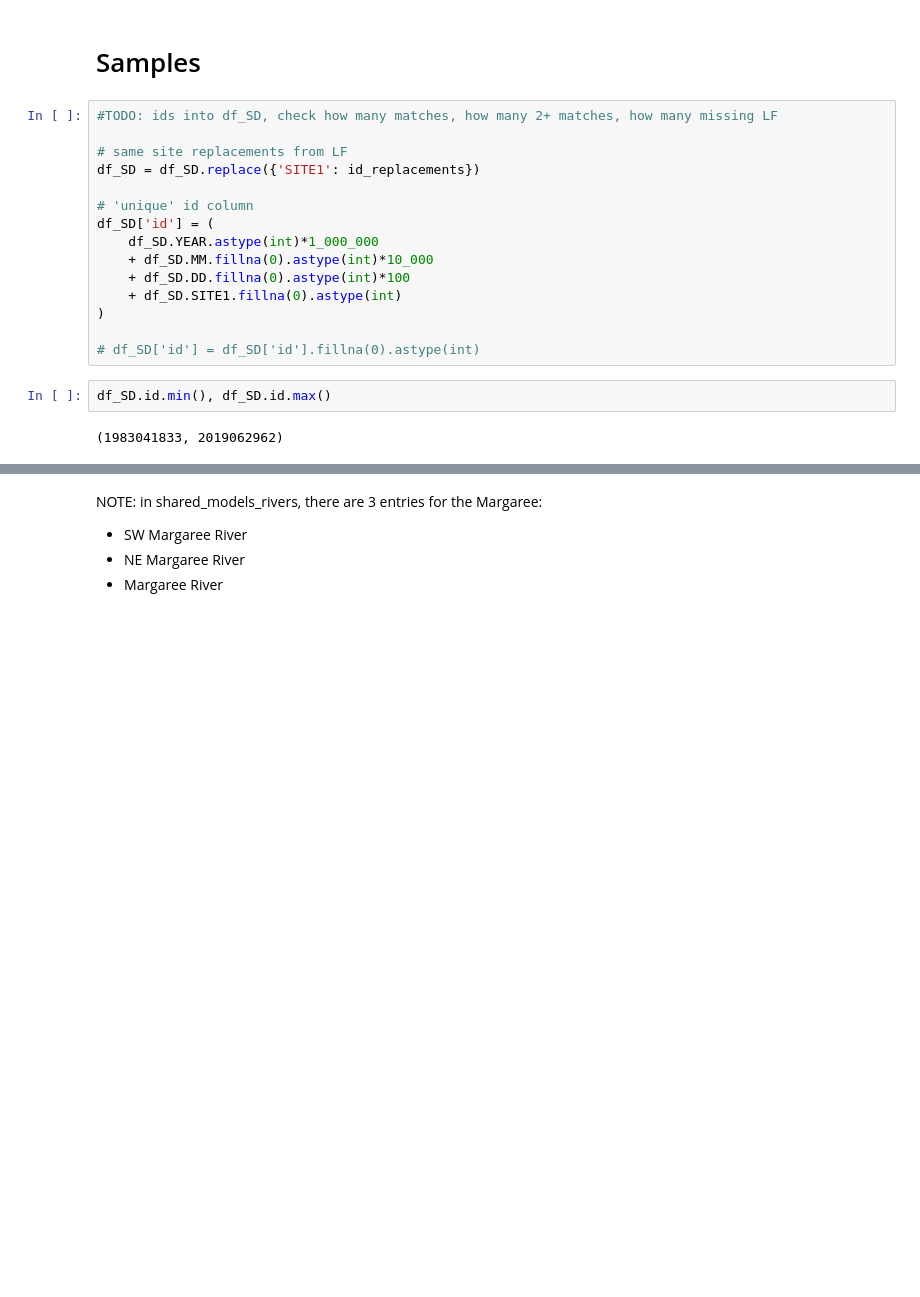
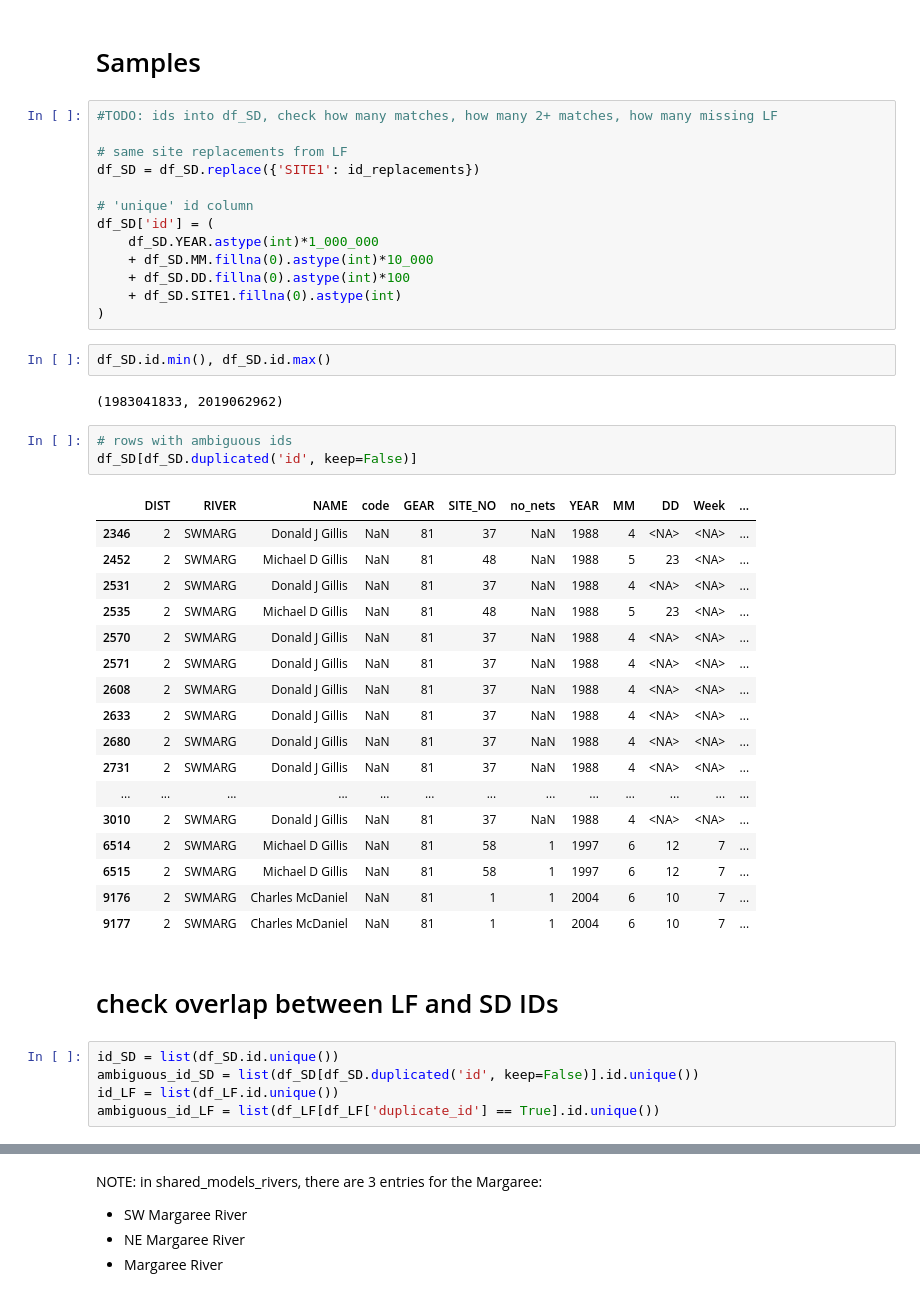
Before and after one commit to dfo-gulf-science/Gaspereau, a Jupyter notebook: 8. Data Wrangling length frequency and samples.ipynb, the cells around one changed output, grey strips where cells are left out. Cells and saved outputs as stored; diff of their text form; blank space fills up the shorter version.

```diff
--- a/8. Data Wrangling length frequency and samples.ipynb
+++ b/8. Data Wrangling length frequency and samples.ipynb
@@ -246,9 +246,35 @@ df_SD['id'] = (
     + df_SD.DD.fillna(0).astype(int)*100
     + df_SD.SITE1.fillna(0).astype(int)
 )
-
-# df_SD['id'] = df_SD['id'].fillna(0).astype(int)
 # %%
 df_SD.id.min(), df_SD.id.max()
 # %% [output]
 (1983041833, 2019062962)
+# %%
+# rows with ambiguous ids
+df_SD[df_SD.duplicated('id', keep=False)]
+# %% [output]
+|  | DIST | RIVER | NAME | code | GEAR | SITE_NO | no_nets | YEAR | MM | DD | Week | ... |
+| 2346 | 2 | SWMARG | Donald J Gillis | NaN | 81 | 37 | NaN | 1988 | 4 | <NA> | <NA> | ... |
+| 2452 | 2 | SWMARG | Michael D Gillis | NaN | 81 | 48 | NaN | 1988 | 5 | 23 | <NA> | ... |
+| 2531 | 2 | SWMARG | Donald J Gillis | NaN | 81 | 37 | NaN | 1988 | 4 | <NA> | <NA> | ... |
+| 2535 | 2 | SWMARG | Michael D Gillis | NaN | 81 | 48 | NaN | 1988 | 5 | 23 | <NA> | ... |
+| 2570 | 2 | SWMARG | Donald J Gillis | NaN | 81 | 37 | NaN | 1988 | 4 | <NA> | <NA> | ... |
+| 2571 | 2 | SWMARG | Donald J Gillis | NaN | 81 | 37 | NaN | 1988 | 4 | <NA> | <NA> | ... |
+| 2608 | 2 | SWMARG | Donald J Gillis | NaN | 81 | 37 | NaN | 1988 | 4 | <NA> | <NA> | ... |
+| 2633 | 2 | SWMARG | Donald J Gillis | NaN | 81 | 37 | NaN | 1988 | 4 | <NA> | <NA> | ... |
+| 2680 | 2 | SWMARG | Donald J Gillis | NaN | 81 | 37 | NaN | 1988 | 4 | <NA> | <NA> | ... |
+| 2731 | 2 | SWMARG | Donald J Gillis | NaN | 81 | 37 | NaN | 1988 | 4 | <NA> | <NA> | ... |
+| ... | ... | ... | ... | ... | ... | ... | ... | ... | ... | ... | ... | ... |
+| 3010 | 2 | SWMARG | Donald J Gillis | NaN | 81 | 37 | NaN | 1988 | 4 | <NA> | <NA> | ... |
+| 6514 | 2 | SWMARG | Michael D Gillis | NaN | 81 | 58 | 1 | 1997 | 6 | 12 | 7 | ... |
+| 6515 | 2 | SWMARG | Michael D Gillis | NaN | 81 | 58 | 1 | 1997 | 6 | 12 | 7 | ... |
+| 9176 | 2 | SWMARG | Charles McDaniel | NaN | 81 | 1 | 1 | 2004 | 6 | 10 | 7 | ... |
+| 9177 | 2 | SWMARG | Charles McDaniel | NaN | 81 | 1 | 1 | 2004 | 6 | 10 | 7 | ... |
+# %% [markdown]
+# check overlap between LF and SD IDs
+# %%
+id_SD = list(df_SD.id.unique())
+ambiguous_id_SD = list(df_SD[df_SD.duplicated('id', keep=False)].id.unique())
+id_LF = list(df_LF.id.unique())
+ambiguous_id_LF = list(df_LF[df_LF['duplicate_id'] == True].id.unique())
```
Also changed, not shown: parts of 17 cells of this notebook.
